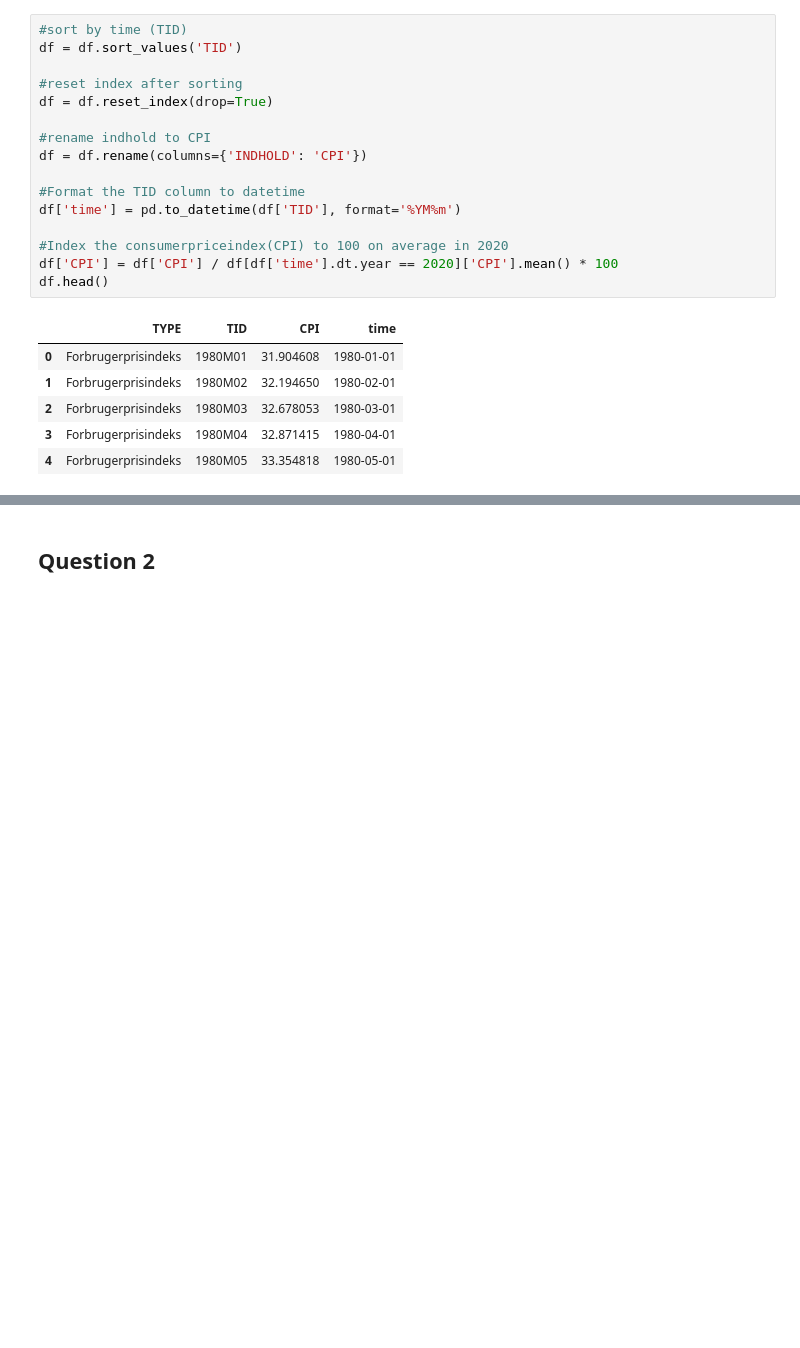
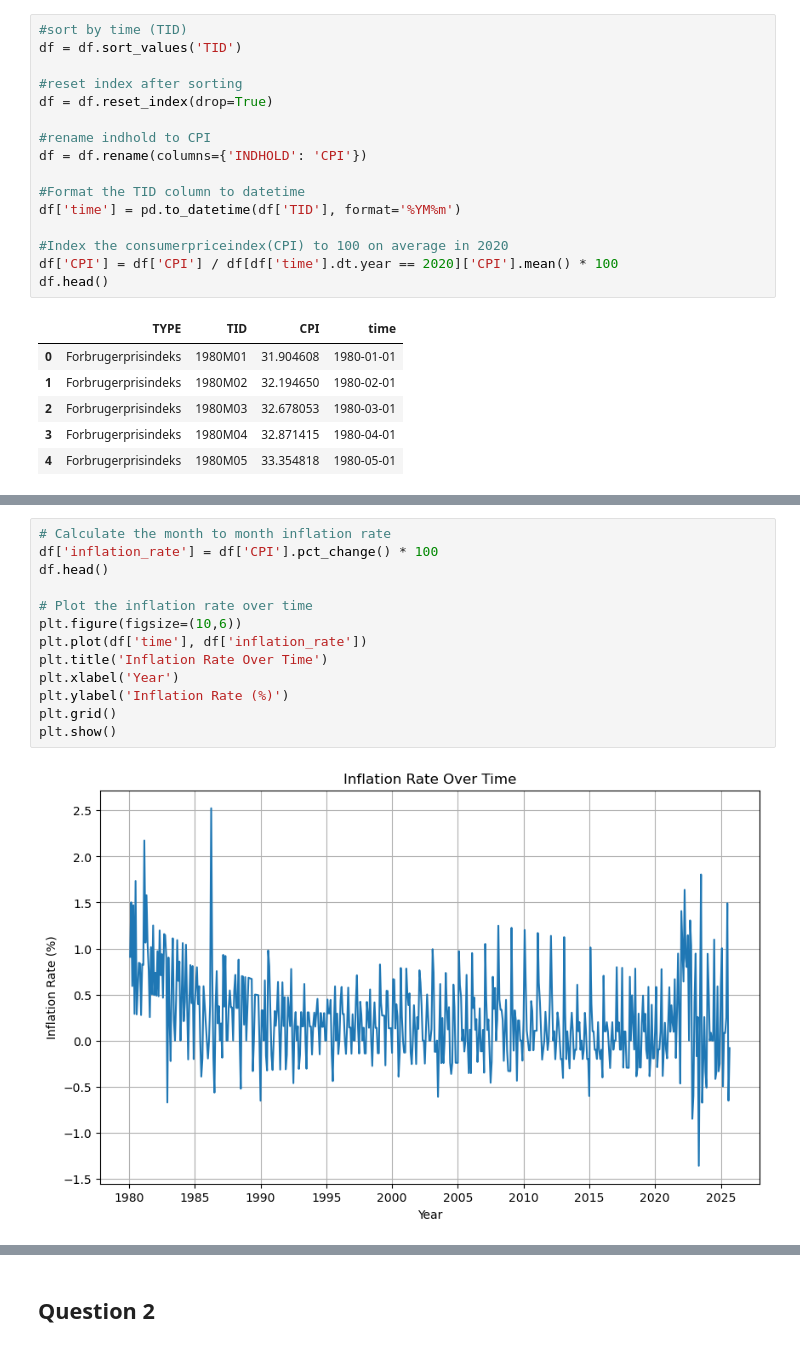
Before and after one commit to NumEconCopenhagen/projects-2025-aksel-tobias, a Jupyter notebook: 01_dataproject/dataproject.ipynb, the cells around one changed output, grey strips where cells are left out. Saved outputs shown, nothing was run; the diff lists cells and outputs as text; blank space fills up the shorter version.

```diff
--- a/01_dataproject/dataproject.ipynb
+++ b/01_dataproject/dataproject.ipynb
@@ -58,0 +71,15 @@ AttributeError: Can only use .dt accessor with datetimelike values
+# %%
+# Calculate the month to month inflation rate
+df['inflation_rate'] = df['CPI'].pct_change() * 100
+df.head()
+
+# Plot the inflation rate over time
+plt.figure(figsize=(10,6))
+plt.plot(df['time'], df['inflation_rate'])
+plt.title('Inflation Rate Over Time')
+plt.xlabel('Year')
+plt.ylabel('Inflation Rate (%)')
+plt.grid()
+plt.show()
+# %% [output]
+[figure, added]
```
Also changed, not shown: parts of 14 cells of this notebook.
